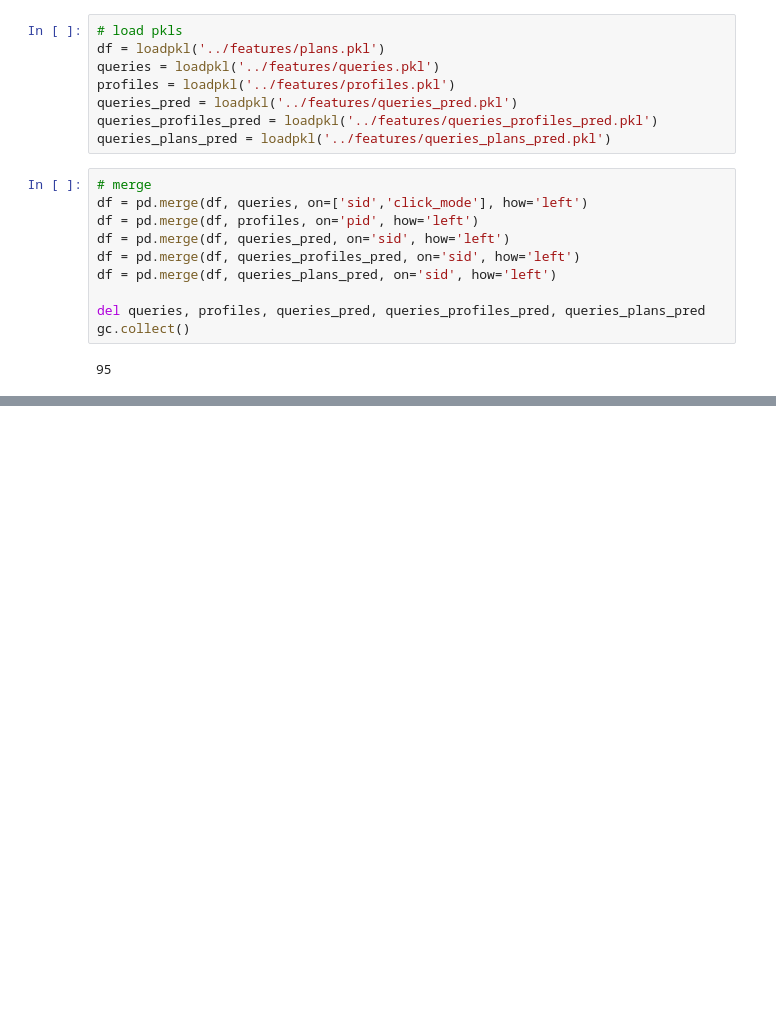
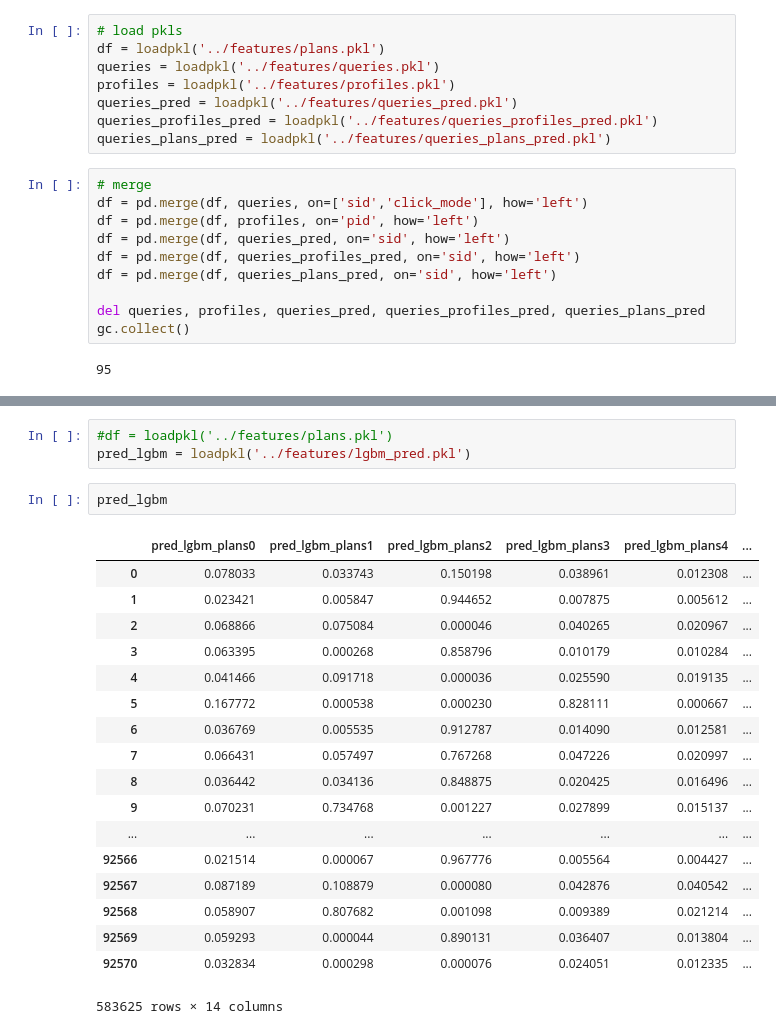
Before and after one commit to MitsuruFujiwara/KDD-Cup-2019, a Jupyter notebook: src/902_check_features.ipynb, the cells around one changed output, grey strips where cells are left out. Saved outputs shown, nothing was run; the diff lists cells and outputs as text; blank space fills up the shorter version.

```diff
--- a/src/902_check_features.ipynb
+++ b/src/902_check_features.ipynb
@@ -69,0 +45,24 @@ queries
+# %%
+#df = loadpkl('../features/plans.pkl')
+pred_lgbm = loadpkl('../features/lgbm_pred.pkl')
+# %%
+pred_lgbm
+# %% [output]
+|  | pred_lgbm_plans0 | pred_lgbm_plans1 | pred_lgbm_plans2 | pred_lgbm_plans3 | pred_lgbm_plans4 | ... |
+| 0 | 0.078033 | 0.033743 | 0.150198 | 0.038961 | 0.012308 | ... |
+| 1 | 0.023421 | 0.005847 | 0.944652 | 0.007875 | 0.005612 | ... |
+| 2 | 0.068866 | 0.075084 | 0.000046 | 0.040265 | 0.020967 | ... |
+| 3 | 0.063395 | 0.000268 | 0.858796 | 0.010179 | 0.010284 | ... |
+| 4 | 0.041466 | 0.091718 | 0.000036 | 0.025590 | 0.019135 | ... |
+| 5 | 0.167772 | 0.000538 | 0.000230 | 0.828111 | 0.000667 | ... |
+| 6 | 0.036769 | 0.005535 | 0.912787 | 0.014090 | 0.012581 | ... |
+| 7 | 0.066431 | 0.057497 | 0.767268 | 0.047226 | 0.020997 | ... |
+| 8 | 0.036442 | 0.034136 | 0.848875 | 0.020425 | 0.016496 | ... |
+| 9 | 0.070231 | 0.734768 | 0.001227 | 0.027899 | 0.015137 | ... |
+| ... | ... | ... | ... | ... | ... | ... |
+| 92566 | 0.021514 | 0.000067 | 0.967776 | 0.005564 | 0.004427 | ... |
+| 92567 | 0.087189 | 0.108879 | 0.000080 | 0.042876 | 0.040542 | ... |
+| 92568 | 0.058907 | 0.807682 | 0.001098 | 0.009389 | 0.021214 | ... |
+| 92569 | 0.059293 | 0.000044 | 0.890131 | 0.036407 | 0.013804 | ... |
+| 92570 | 0.032834 | 0.000298 | 0.000076 | 0.024051 | 0.012335 | ... |
+583625 rows × 14 columns
```
Also changed, not shown: parts of 2 cells of this notebook, 2 other files.
